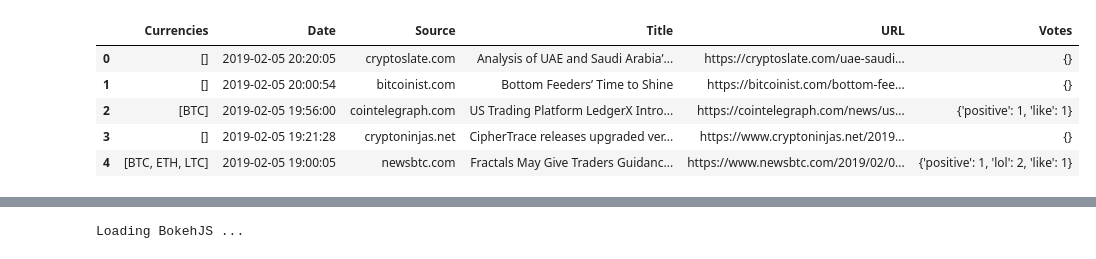
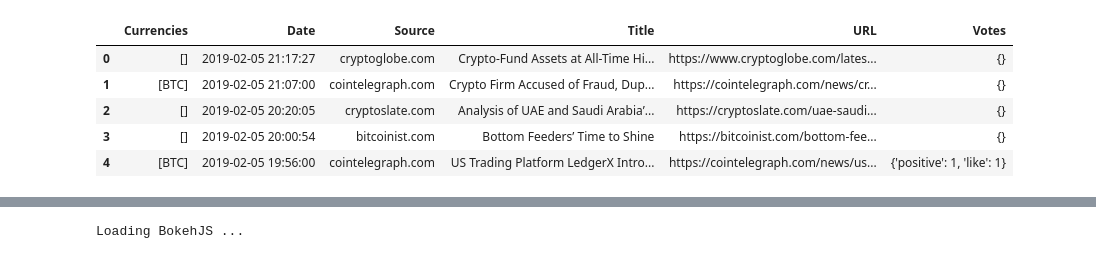
Before and after one commit to pAulseperformance/cryptopanic_scraper, a Jupyter notebook: cryptopanic_scraper/jupyter/eda.ipynb, the cells around one changed output, grey strips where cells are left out. Saved outputs shown, nothing was run; the diff lists cells and outputs as text; code cells hidden in the pictures.

```diff
--- a/cryptopanic_scraper/jupyter/eda.ipynb
+++ b/cryptopanic_scraper/jupyter/eda.ipynb
@@ -1,18 +1,19 @@
 # %%
 import pandas as pd
 
 #  Read pickle and transform dataframe
-data = pd.read_pickle("../data/cryptopanic_all_2019-02-05->2019-02-05.pickle")
+
+data = pd.read_pickle("../data/cryptopanic_all_2019-02-01->2019-02-05.pickle")
 df = pd.DataFrame(data)
 df = df.T
 df.head()
 # %% [output]
 |  | Currencies | Date | Source | Title | URL | Votes |
-| 0 | [] | 2019-02-05 20:20:05 | cryptoslate.com | Analysis of UAE and Saudi Arabia’... | https://cryptoslate.com/uae-saudi... | {} |
-| 1 | [] | 2019-02-05 20:00:54 | bitcoinist.com | Bottom Feeders’ Time to Shine | https://bitcoinist.com/bottom-fee... | {} |
-| 2 | [BTC] | 2019-02-05 19:56:00 | cointelegraph.com | US Trading Platform LedgerX Intro... | https://cointelegraph.com/news/us... | {'positive': 1, 'like': 1} |
-| 3 | [] | 2019-02-05 19:21:28 | cryptoninjas.net | CipherTrace releases upgraded ver... | https://www.cryptoninjas.net/2019... | {} |
-| 4 | [BTC, ETH, LTC] | 2019-02-05 19:00:05 | newsbtc.com | Fractals May Give Traders Guidanc... | https://www.newsbtc.com/2019/02/0... | {'positive': 1, 'lol': 2, 'like': 1} |
+| 0 | [] | 2019-02-05 21:17:27 | cryptoglobe.com | Crypto-Fund Assets at All-Time Hi... | https://www.cryptoglobe.com/lates... | {} |
+| 1 | [BTC] | 2019-02-05 21:07:00 | cointelegraph.com | Crypto Firm Accused of Fraud, Dup... | https://cointelegraph.com/news/cr... | {} |
+| 2 | [] | 2019-02-05 20:20:05 | cryptoslate.com | Analysis of UAE and Saudi Arabia’... | https://cryptoslate.com/uae-saudi... | {} |
+| 3 | [] | 2019-02-05 20:00:54 | bitcoinist.com | Bottom Feeders’ Time to Shine | https://bitcoinist.com/bottom-fee... | {} |
+| 4 | [BTC] | 2019-02-05 19:56:00 | cointelegraph.com | US Trading Platform LedgerX Intro... | https://cointelegraph.com/news/us... | {'positive': 1, 'like': 1} |
 # %%
 #  Make Datetime column the index
 df.index = df['Date']
```
Also changed, not shown: parts of 20 cells of this notebook, 2 other files.
